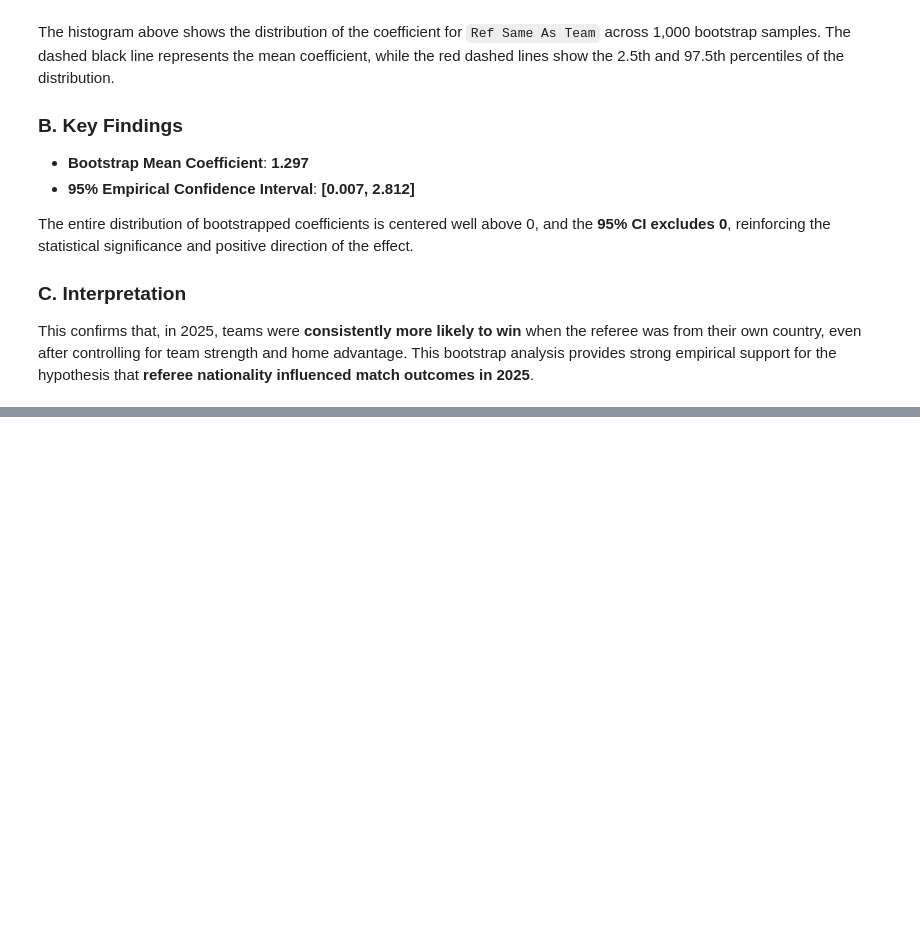
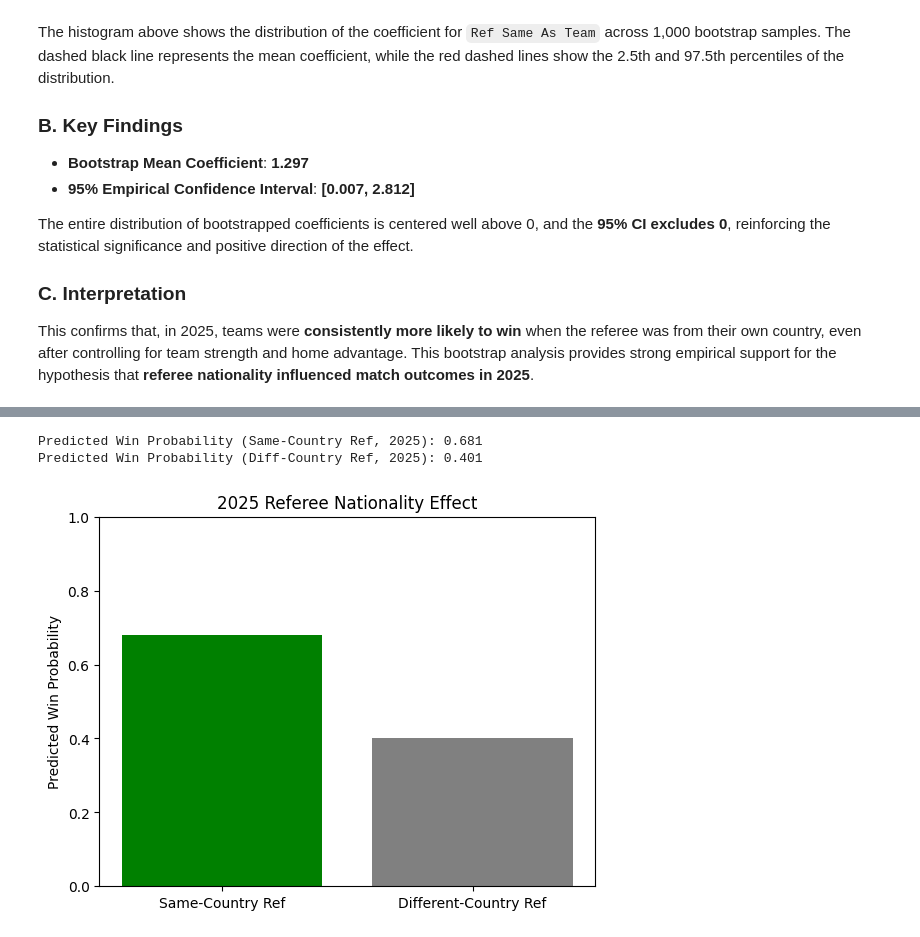
Before and after one commit to harryarthur/SRP23to25, a Jupyter notebook: super_rugby.ipynb, the cells around one changed output, grey strips where cells are left out. Saved outputs shown, nothing was run; the diff lists cells and outputs as text; code cells hidden in the pictures; blank space fills up the shorter version.

```diff
--- a/super_rugby.ipynb
+++ b/super_rugby.ipynb
@@ -981,0 +1365,25 @@ This confirms that, in 2025, teams were **consistently more likely to win** when
+# %%
+median_vals_2025 = X_2025.median().to_frame().T
+
+same_country_2025 = median_vals_2025.copy()
+same_country_2025["Ref Same As Team"] = 1
+
+diff_country_2025 = median_vals_2025.copy()
+diff_country_2025["Ref Same As Team"] = 0
+
+pred_same_2025 = model_2025_clustered.predict(same_country_2025)[0]
+pred_diff_2025 = model_2025_clustered.predict(diff_country_2025)[0]
+
+print(f"Predicted Win Probability (Same-Country Ref, 2025): {pred_same_2025:.3f}")
+print(f"Predicted Win Probability (Diff-Country Ref, 2025): {pred_diff_2025:.3f}")
+
+# Visualize
+plt.bar(["Same-Country Ref", "Different-Country Ref"], [pred_same_2025, pred_diff_2025], color=["green", "gray"])
+plt.ylabel("Predicted Win Probability")
+plt.title("2025 Referee Nationality Effect")
+plt.ylim(0, 1)
+plt.show()
+# %% [output]
+Predicted Win Probability (Same-Country Ref, 2025): 0.681
+Predicted Win Probability (Diff-Country Ref, 2025): 0.401
+[figure, added]
```
Also changed, not shown: parts of 31 cells of this notebook.
